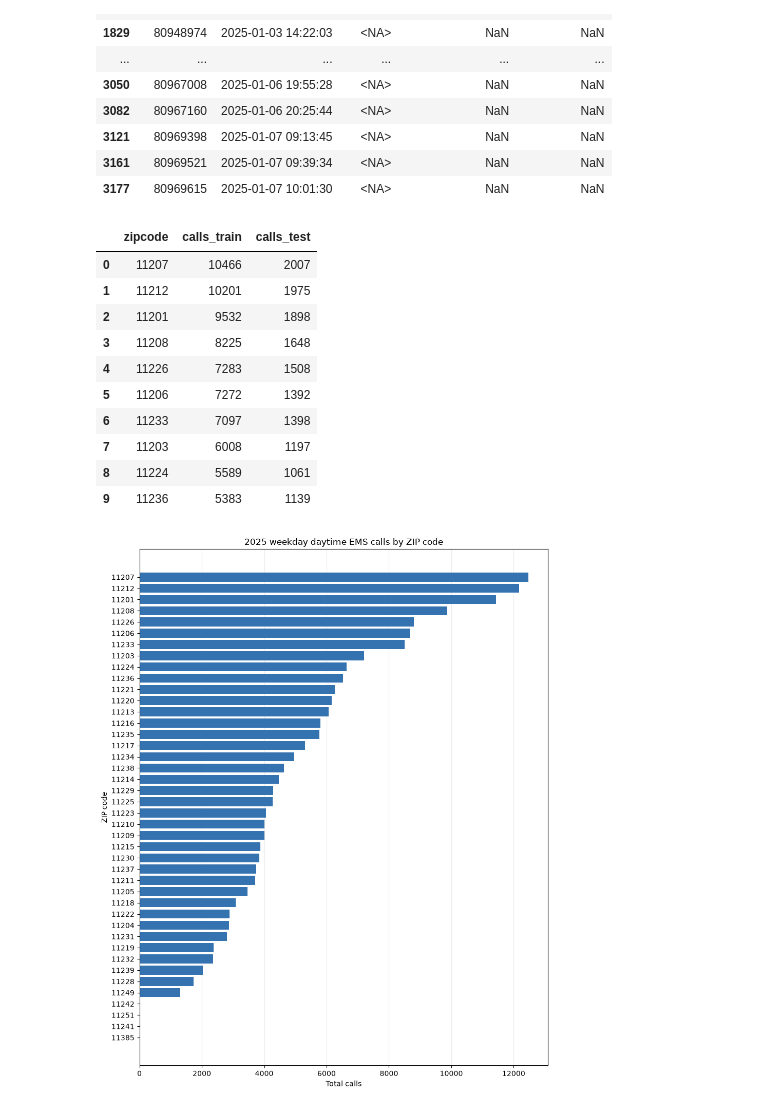
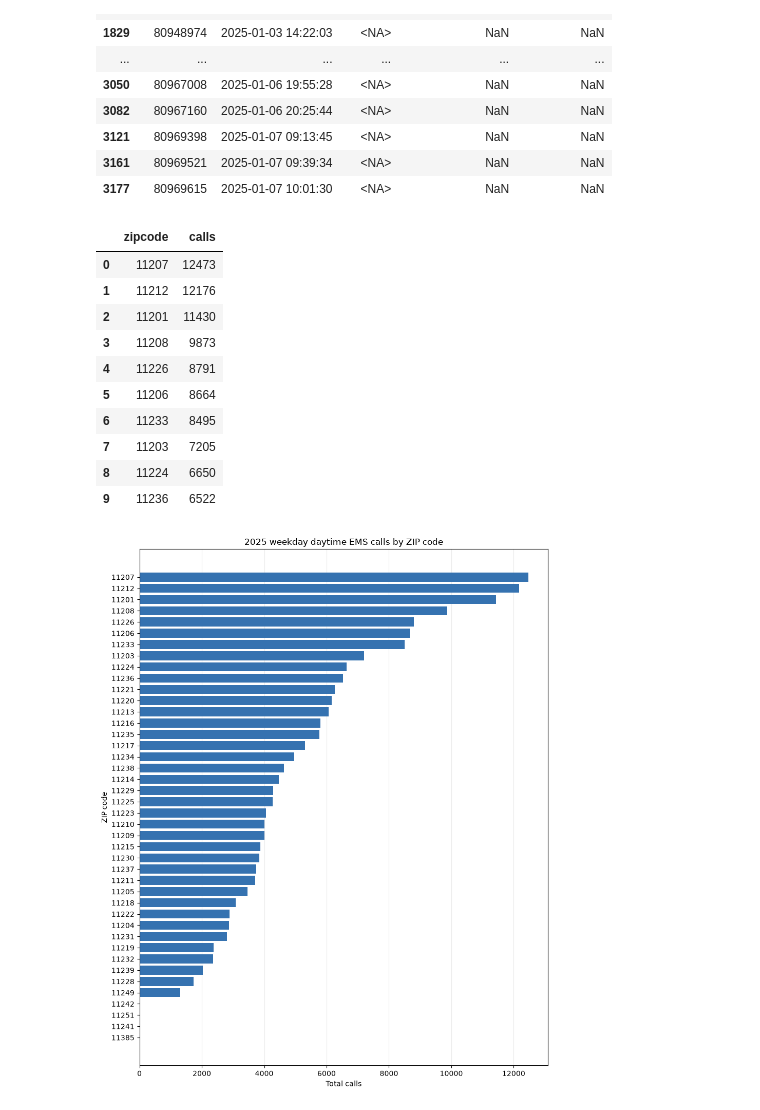
Before and after one commit to lmikhelashvili/15.C57-Optimization-Methods-Project, a Jupyter notebook: Analysis.ipynb, the cells around one changed output. Saved outputs shown, nothing was run; the diff lists cells and outputs as text; code cells hidden in the pictures.

```diff
--- a/Analysis.ipynb
+++ b/Analysis.ipynb
@@ -12,8 +12,12 @@ calls.head()
 | 4 | 80936508 | 2025-01-01T09:07:45.000 | INJURY | 5 | INJURY | ... |
 5 rows × 31 columns
 # %%
+import pandas as pd
+
+calls = pd.read_csv("data/weekday_daytime_calls.csv", dtype={"zipcode": "string"})
 calls["incident_datetime"] = pd.to_datetime(
-    calls["incident_datetime"], errors="coerce")
+    calls["incident_datetime"], errors="coerce"
+)
 
 # Handle ZIPs exported as strings like "11207.0".
 calls["zipcode"] = (
@@ -131,37 +115,26 @@ display(invalid_zips[cols].head(20))
 # %%
 usable = calls.loc[valid_zip & calls["incident_datetime"].notna()].copy()
 # %%
-test_start = pd.Timestamp("2025-11-01")
-
-usable["split"] = "train"
-usable.loc[usable["incident_datetime"] >= test_start, "split"] = "test"
-
 weights = (
-    usable.groupby(["zipcode", "split"])
+    usable.groupby("zipcode")
     .size()
-    .unstack(fill_value=0)
-    .reindex(columns=["train", "test"], fill_value=0)
-    .rename(columns={"train": "calls_train", "test": "calls_test"})
-    .reset_index()
+    .reset_index(name="calls")
+    .sort_values("calls", ascending=False)
+    .reset_index(drop=True)
 )
 
-display(
-    weights.rename_axis(columns=None)
-    .sort_values("calls_train", ascending=False)
-    .reset_index(drop=True)
-    .head(10)
-)
+display(weights.head(10))
 # %% [output]
-|  | zipcode | calls_train | calls_test |
-| 0 | 11207 | 10466 | 2007 |
-| 1 | 11212 | 10201 | 1975 |
-| 2 | 11201 | 9532 | 1898 |
-| 3 | 11208 | 8225 | 1648 |
-| 4 | 11226 | 7283 | 1508 |
-| 5 | 11206 | 7272 | 1392 |
-| 6 | 11233 | 7097 | 1398 |
-| 7 | 11203 | 6008 | 1197 |
-| 8 | 11224 | 5589 | 1061 |
-| 9 | 11236 | 5383 | 1139 |
+|  | zipcode | calls |
+| 0 | 11207 | 12473 |
+| 1 | 11212 | 12176 |
+| 2 | 11201 | 11430 |
+| 3 | 11208 | 9873 |
+| 4 | 11226 | 8791 |
+| 5 | 11206 | 8664 |
+| 6 | 11233 | 8495 |
+| 7 | 11203 | 7205 |
+| 8 | 11224 | 6650 |
+| 9 | 11236 | 6522 |
 # %%
 assert weights["zipcode"].is_unique
```
Also changed, not shown: parts of 6 cells of this notebook, 4 other files.
